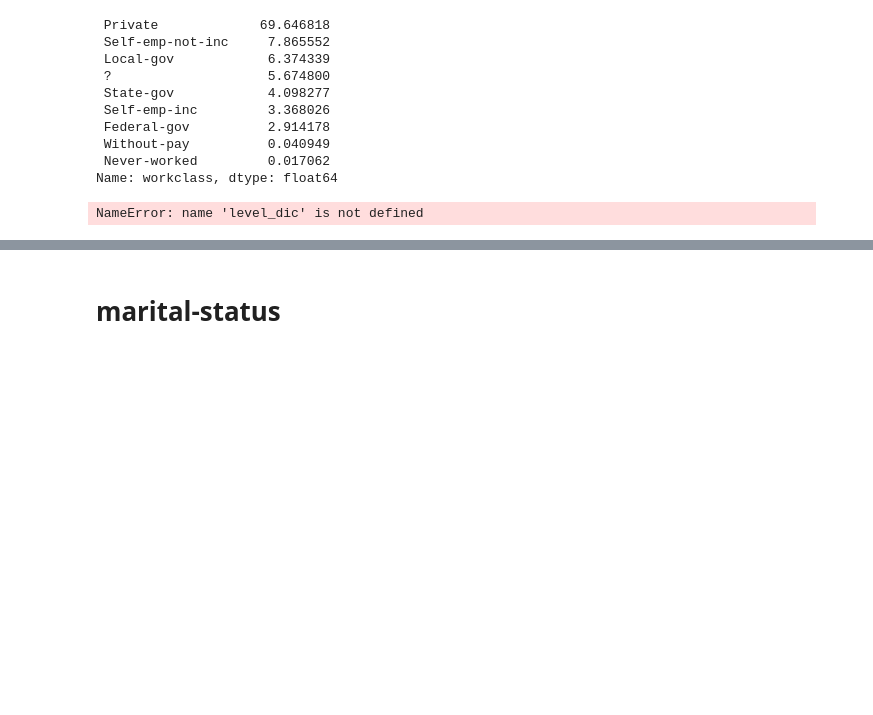
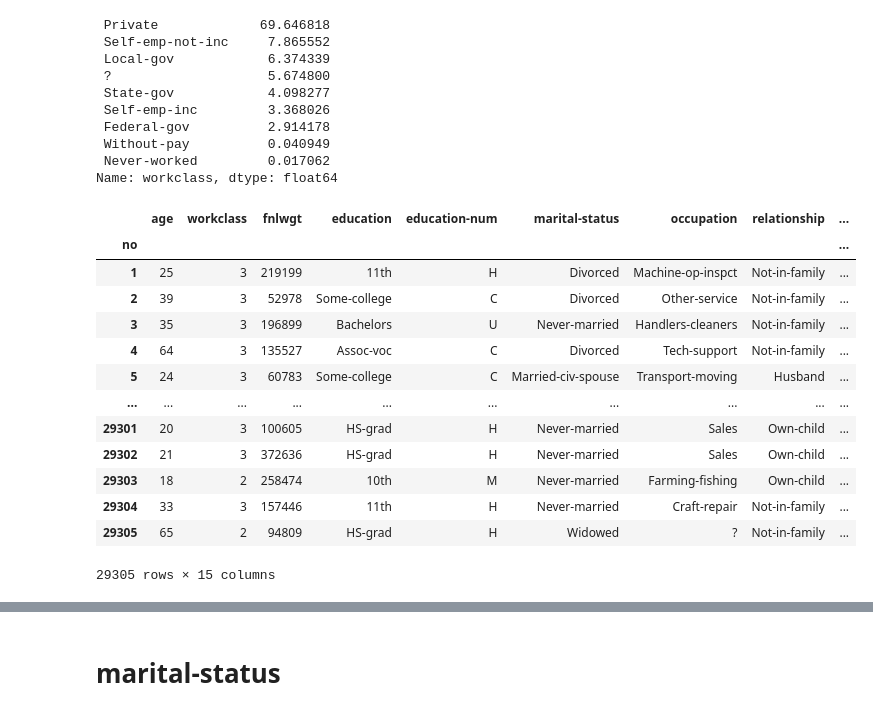
Before and after one commit to HirosiUko/kaggle_2209, a Jupyter notebook: classification220926/kaggle_train.ipynb, the cells around one changed output, grey strips where cells are left out. Cells and saved outputs as stored; diff of their text form; code cells hidden in the pictures; blank space fills up the shorter version.

```diff
--- a/classification220926/kaggle_train.ipynb
+++ b/classification220926/kaggle_train.ipynb
@@ -211,14 +211,36 @@ data_df.workclass.value_counts().apply(lambda x: x/data_df.shape[0] * 100)
  Without-pay          0.040949
  Never-worked         0.017062
 Name: workclass, dtype: float64
+# %%
+wc_level_dic = {
+    0: ['Never-worked','Without-pay'],
+    1: ['Federal-gov','Self-emp-inc','State-gov'],
+    2: ['?','Local-gov','Self-emp-not-inc'],
+    3: ['Private']
+}
 # %%
 def filter_workclass(X):
-    for key, value in level_dic.items():
-        if X in value:
+    for key, value in wc_level_dic.items():
+        if str(X).strip() in value:
             return key
 data_df['workclass'] = data_df['workclass'].apply(filter_workclass)
-# %% [output]
-NameError: name 'level_dic' is not defined
+# %%
+data_df
+# %% [output]
+|  | age | workclass | fnlwgt | education | education-num | marital-status | occupation | relationship | ... |
+| no |  |  |  |  |  |  |  |  | ... |
+| 1 | 25 | 3 | 219199 | 11th | H | Divorced | Machine-op-inspct | Not-in-family | ... |
+| 2 | 39 | 3 | 52978 | Some-college | C | Divorced | Other-service | Not-in-family | ... |
+| 3 | 35 | 3 | 196899 | Bachelors | U | Never-married | Handlers-cleaners | Not-in-family | ... |
+| 4 | 64 | 3 | 135527 | Assoc-voc | C | Divorced | Tech-support | Not-in-family | ... |
+| 5 | 24 | 3 | 60783 | Some-college | C | Married-civ-spouse | Transport-moving | Husband | ... |
+| ... | ... | ... | ... | ... | ... | ... | ... | ... | ... |
+| 29301 | 20 | 3 | 100605 | HS-grad | H | Never-married | Sales | Own-child | ... |
+| 29302 | 21 | 3 | 372636 | HS-grad | H | Never-married | Sales | Own-child | ... |
+| 29303 | 18 | 2 | 258474 | 10th | M | Never-married | Farming-fishing | Own-child | ... |
+| 29304 | 33 | 3 | 157446 | 11th | H | Never-married | Craft-repair | Not-in-family | ... |
+| 29305 | 65 | 2 | 94809 | HS-grad | H | Widowed | ? | Not-in-family | ... |
+29305 rows × 15 columns
 # %%
 sns.histplot(data_df.workclass[data_df['income']==1], kde=True, color="red")
 sns.histplot(data_df.workclass[data_df['income']==0], kde=True, color="blue")
```
Also changed, not shown: parts of 23 cells of this notebook.
